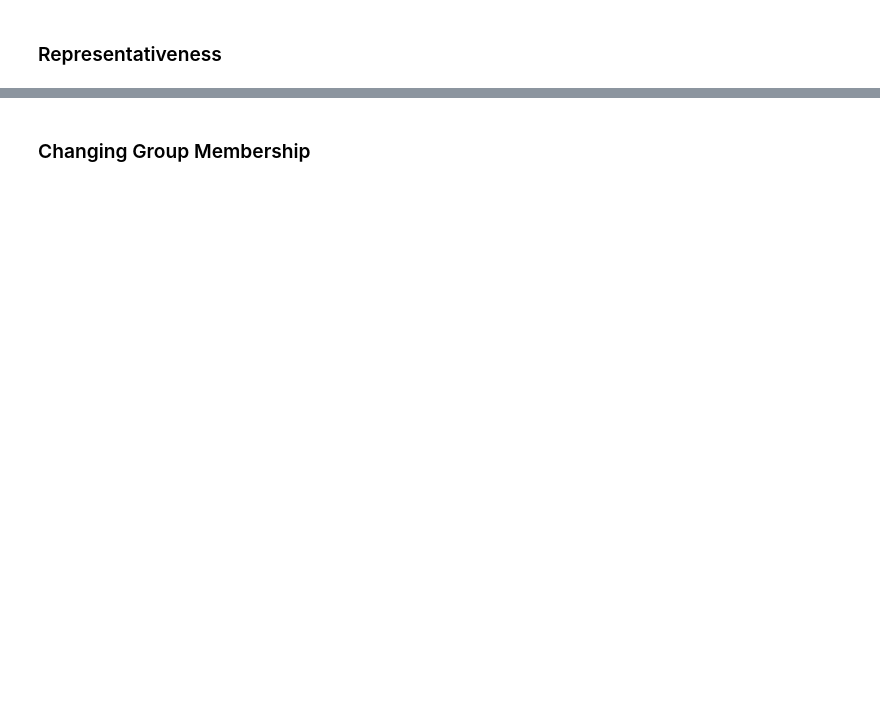
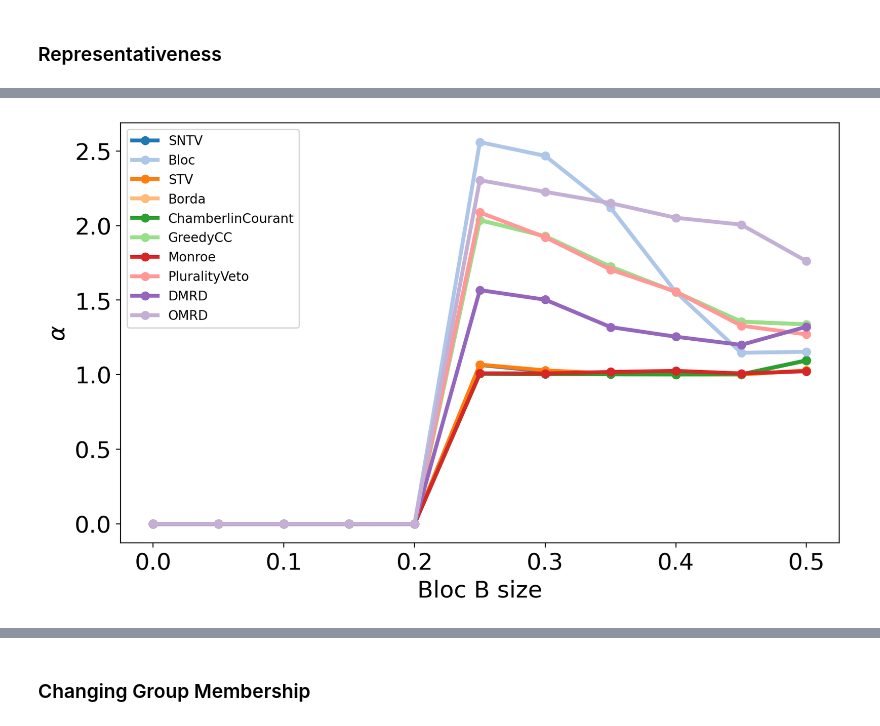
Before and after one commit to kevin-q2/Metric-Voting, a Jupyter notebook: experiments.ipynb, the cells around one changed output, grey strips where cells are left out. Cells and saved outputs as stored; diff of their text form; code cells hidden in the pictures; blank space fills up the shorter version.

```diff
--- a/experiments.ipynb
+++ b/experiments.ipynb
@@ -271,17 +308,0 @@ plt.show()
-# %%
-avg_represent1 = {e.__name__:np.zeros(n_samples) for e in elections_list}
-avg_represent_ratio1 = {e.__name__:np.zeros(n_samples) for e in elections_list}
-
-for i in range(n_samples):
-    voter_positions = result_dict['voters'][i]
-    candidate_positions = result_dict['candidates'][i]
-    labels = result_dict['labels'][i]
-    labels = np.zeros(len(labels))
-
-    for j,E in enumerate(elections_list):
-        name = E.__name__
-        winners = result_dict[name][i]
-        represent = representativeness(voter_positions, candidate_positions, labels, winners)
-        represent_ratio = representativeness_ratio(voter_positions, candidate_positions, labels, winners)
-        avg_represent1[name][i] = represent
-        avg_represent_ratio1[name][i] = represent_ratio
@@ -324,0 +326,7 @@ represent_data
+# %%
+elections_dict = {SNTV:{}, Bloc:{}, STV:{},
+                 Borda:{}, ChamberlinCourant:{}, GreedyCC:{}, Monroe:{},
+                  RandomDictator:{'rho': 0.5}, RandomDictator2:{}, PluralityVeto:{}}
+elections_list = [SNTV, Bloc, STV, Borda, ChamberlinCourant, GreedyCC, Monroe, PluralityVeto,
+                  RandomDictator,RandomDictator2]
+n_samples = 1000
@@ -324,0 +372,18 @@ represent_data
+# %%
+plt.rcParams.update({'font.size': 18})
+tab20_colors = plt.cm.tab20.colors
+
+fig,ax = plt.subplots(figsize=(10, 6), dpi = 200)
+
+Asizes = [1 - x[1]/100 for x in group_sizes]
+for i, (ename,evals) in enumerate(size_avg_represent.items()):
+    ax.plot(Asizes, evals[0], label=ename, color = tab20_colors[i], linewidth = 3, marker = 'o')
+    #ax.fill_between(Asizes, evals[0] - evals[1], evals[0] + evals[1], color=tab20_colors[i], alpha=0.05)
+
+plt.ylabel(r'$\alpha$')
+plt.xlabel('Bloc B size')
+plt.legend(fontsize = 10, loc = 'upper left')
+plt.savefig('figures/2party_sizes.png', bbox_inches='tight')
+plt.show()
+# %% [output]
+[figure, added]
```
Also changed, not shown: parts of 22 cells of this notebook, 8 other files.
